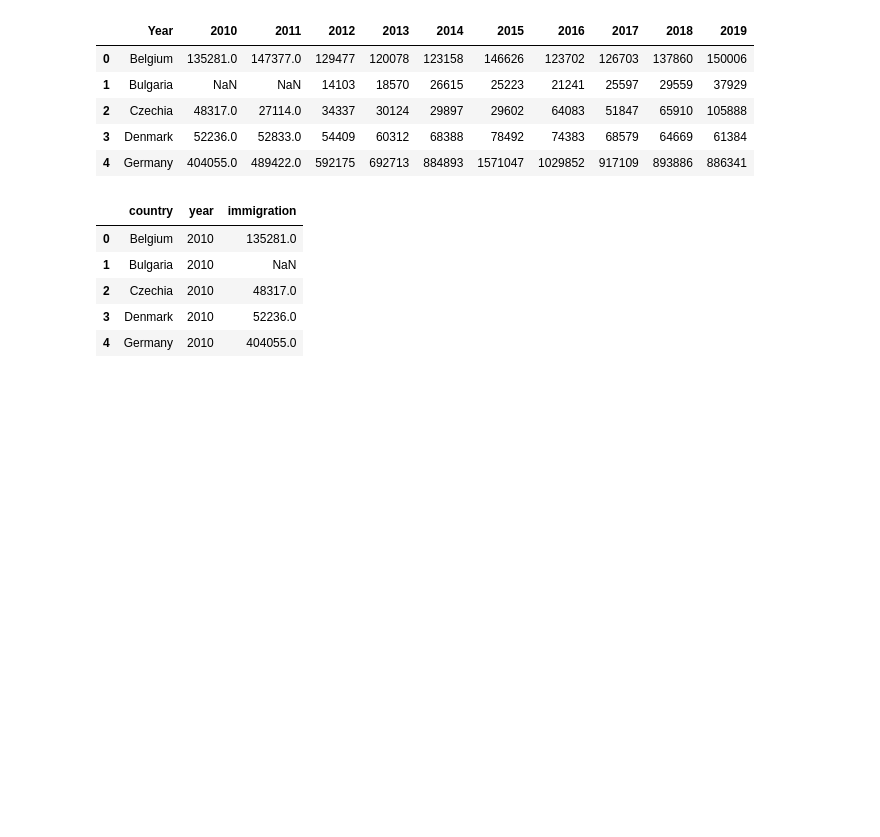
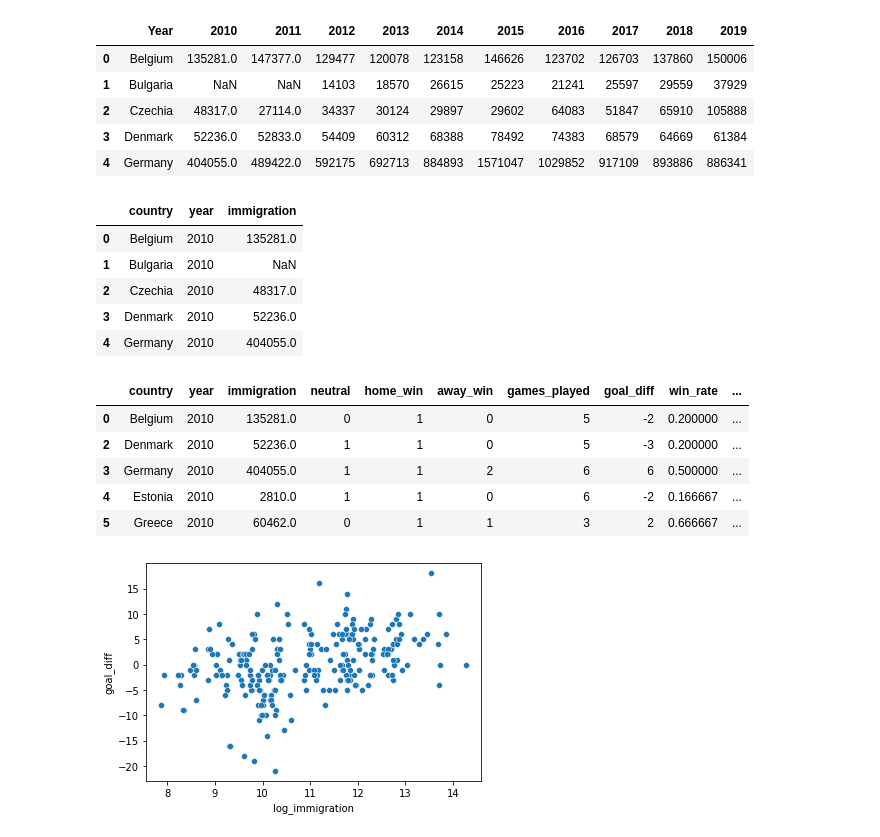
Before and after one commit to silva-nick/cs216-final, a Jupyter notebook: immigration/immigration-analysis.ipynb, the cells around one changed output. Drawn from its saved outputs; the diff is of its cells as text; code cells hidden in the pictures; blank space fills up the shorter version.

Commit message:
add immigration regression

```diff
--- a/immigration/immigration-analysis.ipynb
+++ b/immigration/immigration-analysis.ipynb
@@ -23,3 +27,19 @@ imm.head()
 | 4 | Germany | 2010 | 404055.0 |
 # %%
 imm.to_csv("./immigration.csv")
+# %%
+fb = pd.read_csv('../results_year.csv')
+imm["year"] = pd.to_numeric(imm["year"])
+imm_fb = pd.merge(imm, fb, on=["country", "year"])
+imm_fb["log_immigration"] = np.log(imm_fb["immigration"])
+imm_fb = imm_fb.dropna()
+sns.scatterplot(data=imm_fb, x="log_immigration", y="goal_diff")
+imm_fb.head()
+# %% [output]
+|  | country | year | immigration | neutral | home_win | away_win | games_played | goal_diff | win_rate | ... |
+| 0 | Belgium | 2010 | 135281.0 | 0 | 1 | 0 | 5 | -2 | 0.200000 | ... |
+| 2 | Denmark | 2010 | 52236.0 | 1 | 1 | 0 | 5 | -3 | 0.200000 | ... |
+| 3 | Germany | 2010 | 404055.0 | 1 | 1 | 2 | 6 | 6 | 0.500000 | ... |
+| 4 | Estonia | 2010 | 2810.0 | 1 | 1 | 0 | 6 | -2 | 0.166667 | ... |
+| 5 | Greece | 2010 | 60462.0 | 0 | 1 | 1 | 3 | 2 | 0.666667 | ... |
+[figure, added]
```
Also changed, not shown: parts of 4 cells of this notebook, 2 other files.
